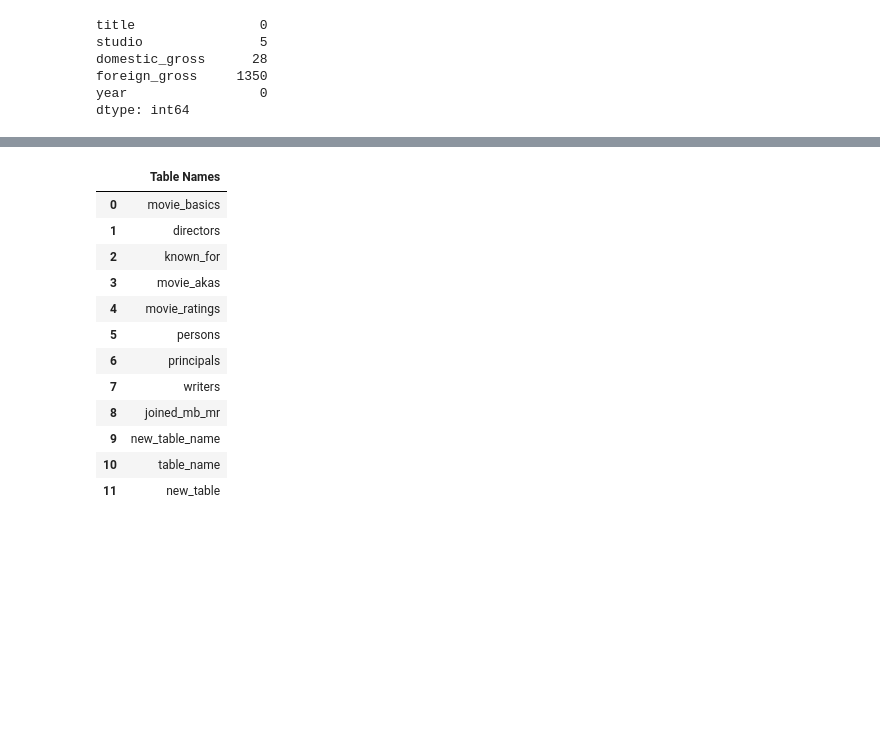
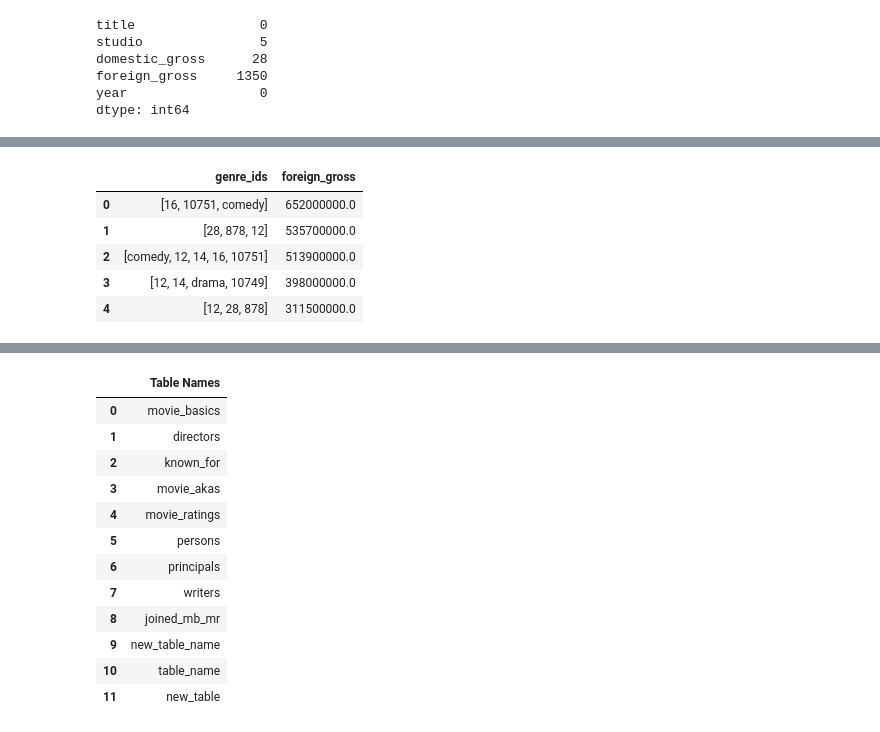
Before and after one commit to sarah10001/Project-1, a Jupyter notebook: Project-1.ipynb, the cells around one changed output, grey strips where cells are left out. Cells and saved outputs as stored; diff of their text form; code cells hidden in the pictures; blank space fills up the shorter version.

```diff
--- a/Project-1.ipynb
+++ b/Project-1.ipynb
@@ -205,0 +139,23 @@ merged_df
+# %%
+replacement_dict = {
+    '28': 'action',
+    '12': 'adventure',
+    '878': 'scifi',
+    '14': 'fantasy',
+    '35': 'comedy',
+    '18': 'drama'
+}
+
+for old_value, new_value in replacement_dict.items():
+    merged_df['genre_ids'] = merged_df['genre_ids'].replace(old_value, new_value)
+
+merged_df['foreign_gross'] = pd.to_numeric(merged_df['foreign_gross'], errors='coerce')
+merged_df = merged_df.dropna(subset=['foreign_gross'])
+
+genre_gross_sum = merged_df.groupby('genre_ids')['foreign_gross'].sum()
+
+sorted_genres = genre_gross_sum.sort_values(ascending=False)
+top_genres = sorted_genres.head(10)
+
+print(top_genres)
+print(merged_df[['genre_ids', 'foreign_gross']].head())
@@ -205,0 +181,29 @@ merged_df
+# %%
+
+replacement_dict = {
+    '28, 12, 878': 'action adventure scifi',
+    '28, 12, 14': 'action adventure fantasy',
+    '35': 'comedy',
+    '28, 12, 14, 878': 'action adventure fantasy scifi',
+    '18': 'drama'
+}
+for old_value, new_value in replacement_dict.items():
+    merged_df['genre_ids'] = merged_df['genre_ids'].replace(old_value, new_value, regex=True)
+
+merged_df['foreign_gross'] = pd.to_numeric(merged_df['foreign_gross'], errors='coerce')
+merged_df = merged_df.dropna(subset=['foreign_gross'])
+
+genre_gross_sum = merged_df.groupby('genre_ids')['foreign_gross'].sum()
+
+sorted_genres = genre_gross_sum.sort_values(ascending=False)
+top_genres = sorted_genres.head(10)
+top_genres
+
+merged_df[['genre_ids', 'foreign_gross']].head()
+# %% [output]
+|  | genre_ids | foreign_gross |
+| 0 | [16, 10751, comedy] | 652000000.0 |
+| 1 | [28, 878, 12] | 535700000.0 |
+| 2 | [comedy, 12, 14, 16, 10751] | 513900000.0 |
+| 3 | [12, 14, drama, 10749] | 398000000.0 |
+| 4 | [12, 28, 878] | 311500000.0 |
```
Also changed, not shown: parts of 32 cells of this notebook.
